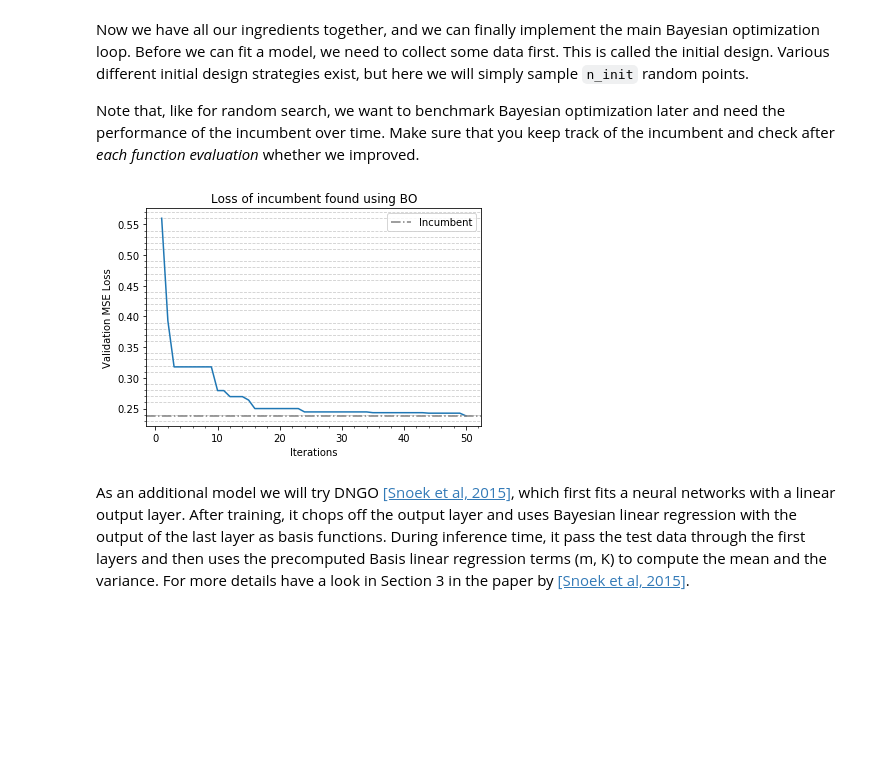
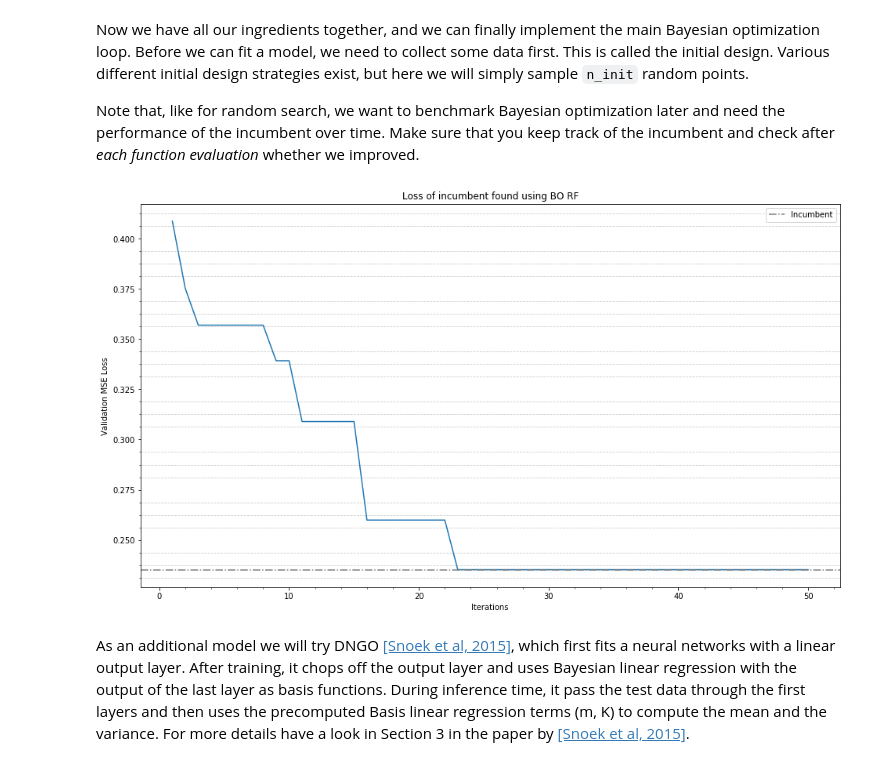
Before and after one commit to Neeratyoy/dl-lab-ss19, a Jupyter notebook: exercise2_AutoML/automl_exercise.ipynb, the cells around one changed output. Saved outputs shown, nothing was run; the diff lists cells and outputs as text; code cells hidden in the pictures; blank space fills up the shorter version.

```diff
--- a/exercise2_AutoML/automl_exercise.ipynb
+++ b/exercise2_AutoML/automl_exercise.ipynb
@@ -4,7 +4,7 @@
 import pickle
 import numpy as np
 import matplotlib.pyplot as plt
-plt.rcParams['figure.figsize'] = [10, 5]
+plt.rcParams['figure.figsize'] = [16, 9]
 from typing import List, Dict, Tuple
 # %% [markdown]
 ## 1. Introduction
@@ -146,10 +149,15 @@ As already mentioned above, to optimize the acquisition function we will impleme
 import ConfigSpace
 from ConfigSpace.util import get_one_exchange_neighbourhood  # see docstring: https://github.com/automl/ConfigSpace/blob/master/ConfigSpace/util.pyx for more details
 
-def local_search(acquisition_function: expected_improvement, model: RandomForest, y_star: float,
-                 x_init: ConfigSpace.Configuration, n_steps: int) -> ConfigSpace.Configuration:
+def local_search(acquisition_function: expected_improvement,
+                 model: RandomForest,
+                 y_star: float,
+                 x_init: ConfigSpace.Configuration,
+                 n_steps: int) -> ConfigSpace.Configuration:
     current_best = x_init
-    current_best_value = model.predict(x_init.get_array()[None, :])[0][0]
+#     current_best_value = model.predict(x_init.get_array()[None, :])[0][0]
+#     current_best_value = acquisition_function(list(x_init.get_array())[None, :], model, y_star)
+    current_best_value = acquisition_function([list(x_init.get_array())], model, y_star)
 
     for i in range(n_steps):
 #         print("Steps #%d/%d" % (i+1, n_steps), end='\r')
@@ -157,19 +165,22 @@ def local_search(acquisition_function: expected_improvement, model: RandomForest
         # TODO: evaluate one-step neighbourhood (hint: use get_one_exchange_neighbourhood function)
         neighbours = list(get_one_exchange_neighbourhood(current_best, np.random.randint(low=10)))
         values = acquisition_function([list(n.get_array()) for n in neighbours],
-                                      model, current_best_value)
+                                      model, y_star)
         # find the most promising neighbour
         index = np.argmax(values)
         next_x = neighbours[index]
-        next_val = model.predict(next_x.get_array()[None, :])[0][0]
+        next_val = values[index]
+#         next_val = model.predict(next_x.get_array()[None, :])[0][0]
 
         # TODO: jump to the next neighbour if we improved
-        current_best = next_x
+#         current_best = next_x
 
         # TODO: check whether we improved upon the current best
-        if next_val < current_best_value:
+        if next_val > current_best_value:
             current_best_value = next_val
-        elif next_val == current_best_value:
+            current_best = next_x
+        else:
+#         elif next_val == current_best_value:
             # TODO: in case we converged, stop the local search
             break
 
@@ -183,8 +194,12 @@ Note that, like for random search, we want to benchmark Bayesian optimization la
 # %%
 from functools import partial
 
-def bayesian_optimization(benchmark: FCNetBenchmark, model: RandomForest, acquisition_function=expected_improvement,
-                          optimizer=local_search, n_iters: int = 100, n_init: int = 5) -> None:
+def bayesian_optimization(benchmark: FCNetBenchmark,
+                          model: RandomForest,
+                          acquisition_function=expected_improvement,
+                          optimizer=local_search,
+                          n_iters: int = 100,
+                          n_init: int = 5) -> None:
     # book keeping
     X = []
     y = []
@@ -218,11 +233,13 @@ def bayesian_optimization(benchmark: FCNetBenchmark, model: RandomForest, acquis
         # TODO: fit model
         model_obj = model([list(c.get_array()) for c in X], y)
 
-        x_init = np.random.choice(X)
+        x_init = cs.sample_configuration()
         n_steps = 5
 
         # TODO: optimize acquisition function to get candidate point
-        candidate = local_search(acquisition_function, model_obj, incumbent_val, x_init, n_steps)
+        candidate = local_search(acquisition_function, model=model_obj,
+                                 y_star=incumbent_val, x_init=x_init,
+                                 n_steps=n_steps)
 
         # TODO: evaluate objective function at the candidate point
         candidate_val, _ = benchmark.objective_function(candidate)
@@ -296,16 +312,15 @@ def bayesian_optimization(benchmark: FCNetBenchmark, model: RandomForest, acquis
 # %%
-import time
 incumbent, traj = bayesian_optimization(b, RandomForest, n_iters=50)
 plt.plot(np.arange(1, 51), traj)
 plt.xlabel('Iterations')
 plt.ylabel('Validation MSE Loss')
-plt.title('Loss of incumbent found using BO');
+plt.title('Loss of incumbent found using BO RF');
 plt.grid(b=True, which='minor', color='black', linestyle='--', alpha=0.2, axis='y')
 plt.minorticks_on()
 plt.axhline(y=min(traj), color='gray', linestyle='-.', label='Incumbent')
 plt.legend();
 # %% [output]
-[figure, old version]
+[figure, new version]
 # %% [markdown]
 As an additional model we will try DNGO [[Snoek et al, 2015]](#4.-References), which first fits a neural networks with a linear output layer.
 After training, it chops off the output layer and uses Bayesian linear regression with the output of the last layer as basis functions.
```
Also changed, not shown: parts of 20 cells of this notebook.
